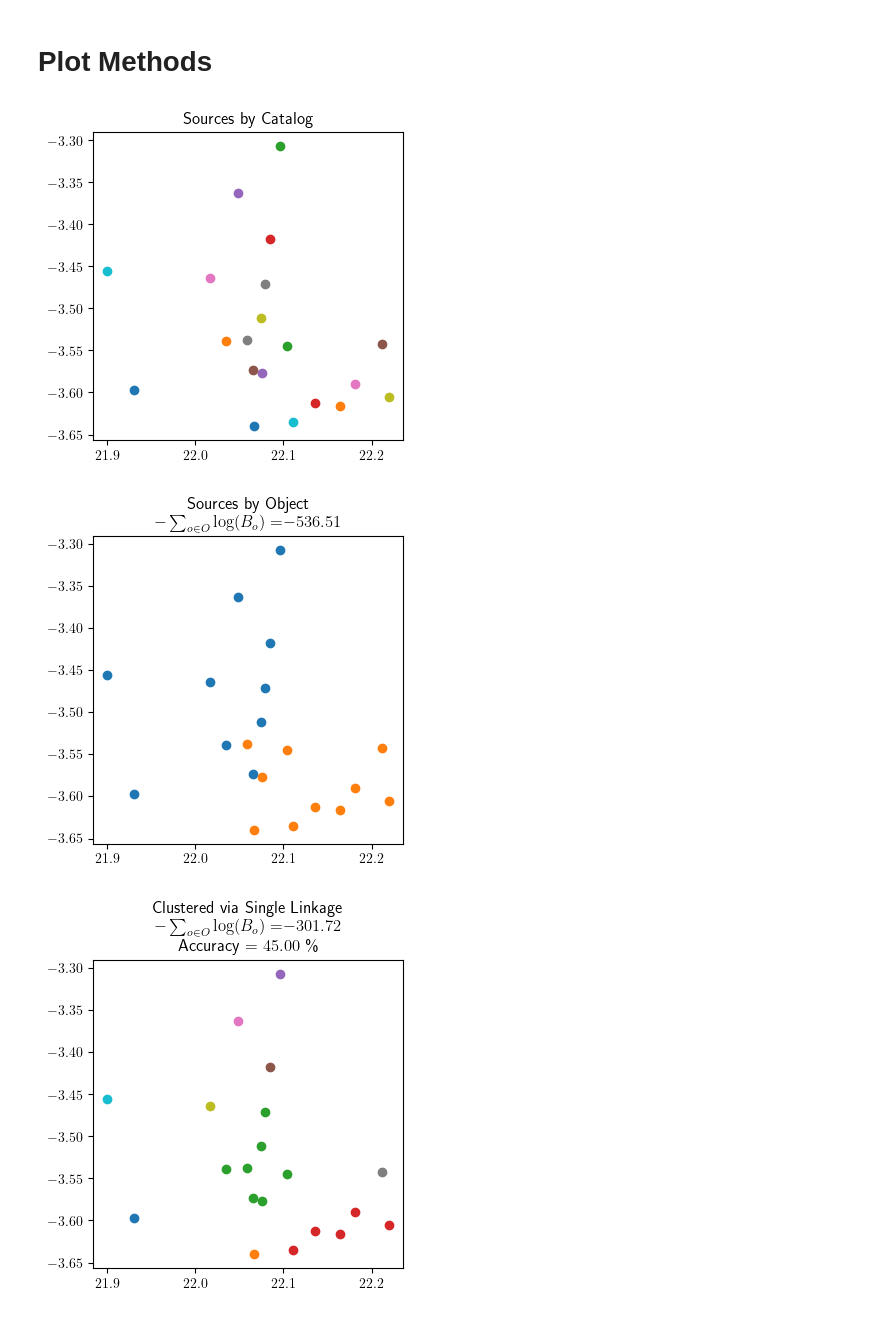
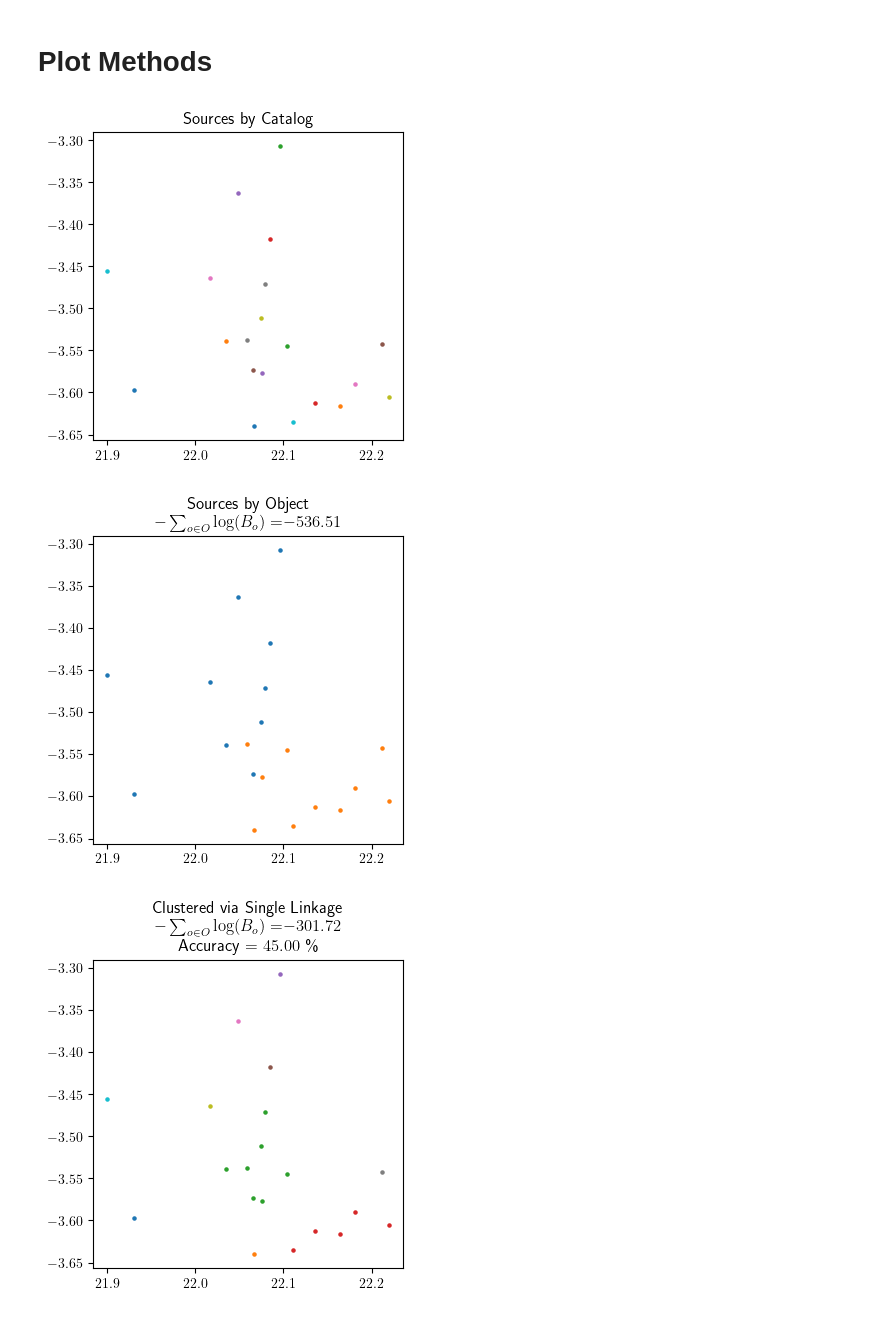
Before and after one commit to jacobf18/astronomical-matching, a Jupyter notebook: CanILP + DirILP General case.ipynb, the cells around one changed output. Saved outputs shown, nothing was run; the diff lists cells and outputs as text; code cells hidden in the pictures.

```diff
--- a/CanILP + DirILP General case.ipynb
+++ b/CanILP + DirILP General case.ipynb
@@ -661,6 +659,7 @@ bayes_list = []
 k_list = []
 best_kmeans_obj = dict()
 best_b = np.inf
+best_k = 0
 # for k in tqdm(range(1,df.shape[0]+1)):
 
 # Minimum number of clusters is max number of objects in any catalog
@@ -683,6 +682,7 @@ for k in tqdm(range(min_k,10)):
     if b < best_b:
         best_b = b
         best_kmeans_obj = kmeans_obj_dict
+        best_k = k
     bayes_list.append(b)
     k_list.append(k)
 # %%
@@ -760,7 +760,8 @@ k_list = []
 best_cop_obj_dict = dict()
 best_b = np.inf
 # for k in tqdm(range(1,df.shape[0]+1)):
-for k in tqdm(range(1,10)):
+# for k in tqdm(range(1,10)):
+for k in tqdm(range(best_k,best_k+1)):
     clusters, centers = cop_kmeans(dataset=X, initialization="kmpp", k=k, ml=[],cl=cannot_link, sample_weights=sample_weights)
 
     if clusters is None:
@@ -798,7 +813,7 @@ ilp_acc = acc(ilp_y_pred, ilp_y_true)
 # %%
 plt.rcParams['text.usetex'] = True
 
-def plot_obj_dict(obj_dict, method, neg_log_bayes, acc):
+def plot_obj_dict(obj_dict, method, neg_log_bayes, acc, filename = None):
     plt.figure(figsize=(4,4))
     plt.title(f"Clustered via {method} \n"
               r"$-\sum_{{o\in O}}\log(B_o)=$"
@@ -806,44 +821,56 @@ def plot_obj_dict(obj_dict, method, neg_log_bayes, acc):
               fr"Accuracy = ${acc * 100:.2f}$ \%")
     for tup_list in obj_dict.values():
         X = [coord_dict[t] for t in tup_list]
         X = np.array(X)
-        plt.scatter(X.T[0], X.T[1])
+        plt.scatter(X.T[0], X.T[1],s=5.0)
+
+    if filename:
+        plt.savefig(filename, bbox_inches="tight", pad_inches=0.2, format="svg")
+
     plt.show()
 
-def plot_catalogs(cat_tups):
+def plot_catalogs(cat_tups, filename = None):
     catalog_groups = defaultdict(list)
     for t in cat_tups:
         catalog_groups[t[1]].append(t)
     plt.figure(figsize=(4,4))
     plt.title("Sources by Catalog")
     for l in catalog_groups.values():
         X = [coord_dict[t] for t in l]
         X = np.array(X)
-        plt.scatter(X.T[0], X.T[1])
+        plt.scatter(X.T[0], X.T[1],s=5.0)
+
+    if filename:
+        plt.savefig(filename, format="svg")
+
     plt.show()
 
 
-def plot_objects(cat_tups):
+def plot_objects(cat_tups, filename = None):
     catalog_groups = defaultdict(list)
     for t in cat_tups:
         catalog_groups[t[0]].append(t)
     plt.figure(figsize=(4,4))
     plt.title("Sources by Object\n"
               r"$-\sum_{{o\in O}}\log(B_o)=$"
               f"${neg_log_bayes_from_obj_dict(catalog_groups, coord_dict):.2f}$")
     for l in catalog_groups.values():
         X = [coord_dict[t] for t in l]
         X = np.array(X)
-        plt.scatter(X.T[0], X.T[1])
+        plt.scatter(X.T[0], X.T[1],s=5.0)
+
+    if filename:
+        plt.savefig(filename, format="svg")
+
     plt.show()
 
-plot_catalogs(cat_tups)
-plot_objects(cat_tups)
-plot_obj_dict(single_linkage_obj_dict, "Single Linkage", neg_log_bayes_from_obj_dict(single_linkage_obj_dict, coord_dict), single_linkage_acc)
-plot_obj_dict(best_kmeans_obj, "K Means", neg_log_bayes_from_obj_dict(best_kmeans_obj, coord_dict), kmeans_acc)
-plot_obj_dict(dir_obj_dict, "DIR ILP", neg_log_bayes_from_obj_dict(dir_obj_dict, coord_dict), ilp_acc)
-plot_obj_dict(best_cop_obj_dict, "COP K-Means", neg_log_bayes_from_obj_dict(best_cop_obj_dict, coord_dict), cop_kmeans_acc)
+plot_catalogs(cat_tups, f"figures/catalogs_{num_catalog}_{cluster_num}.svg")
+plot_objects(cat_tups, f"figures/objects_{num_catalog}_{cluster_num}.svg")
+plot_obj_dict(single_linkage_obj_dict, "Single Linkage", neg_log_bayes_from_obj_dict(single_linkage_obj_dict, coord_dict), single_linkage_acc, f"figures/single_linkage_{num_catalog}_{cluster_num}.svg")
+plot_obj_dict(best_kmeans_obj, "K Means", neg_log_bayes_from_obj_dict(best_kmeans_obj, coord_dict), kmeans_acc, f"figures/kmeans_{num_catalog}_{cluster_num}.svg")
+plot_obj_dict(dir_obj_dict, "DIR ILP", neg_log_bayes_from_obj_dict(dir_obj_dict, coord_dict), ilp_acc, f"figures/ilp_{cluster_num}.svg")
+plot_obj_dict(best_cop_obj_dict, "COP K-Means", neg_log_bayes_from_obj_dict(best_cop_obj_dict, coord_dict), cop_kmeans_acc, f"figures/cop_{num_catalog}_{cluster_num}.svg")
 # %% [output]
-[figure, old version]
+[figure, new version]
-[figure, old version]
+[figure, new version]
-[figure, old version]
+[figure, new version]
```
Also changed, not shown: parts of 11 cells of this notebook.
